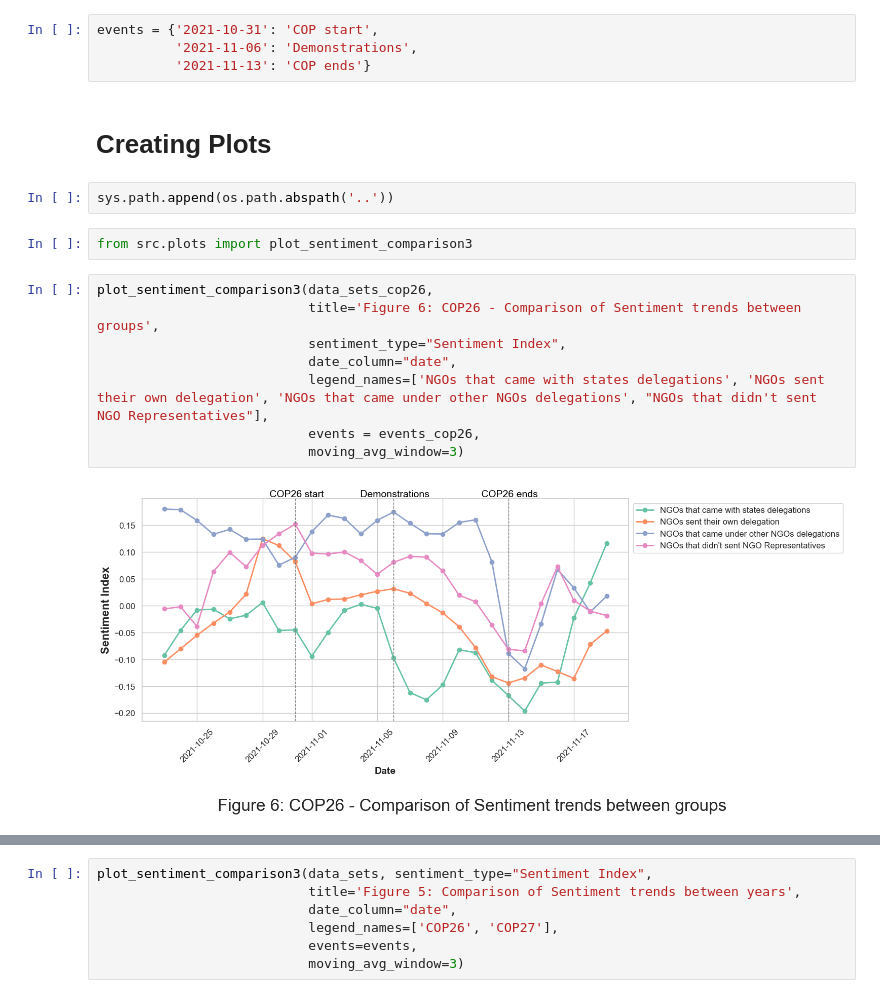
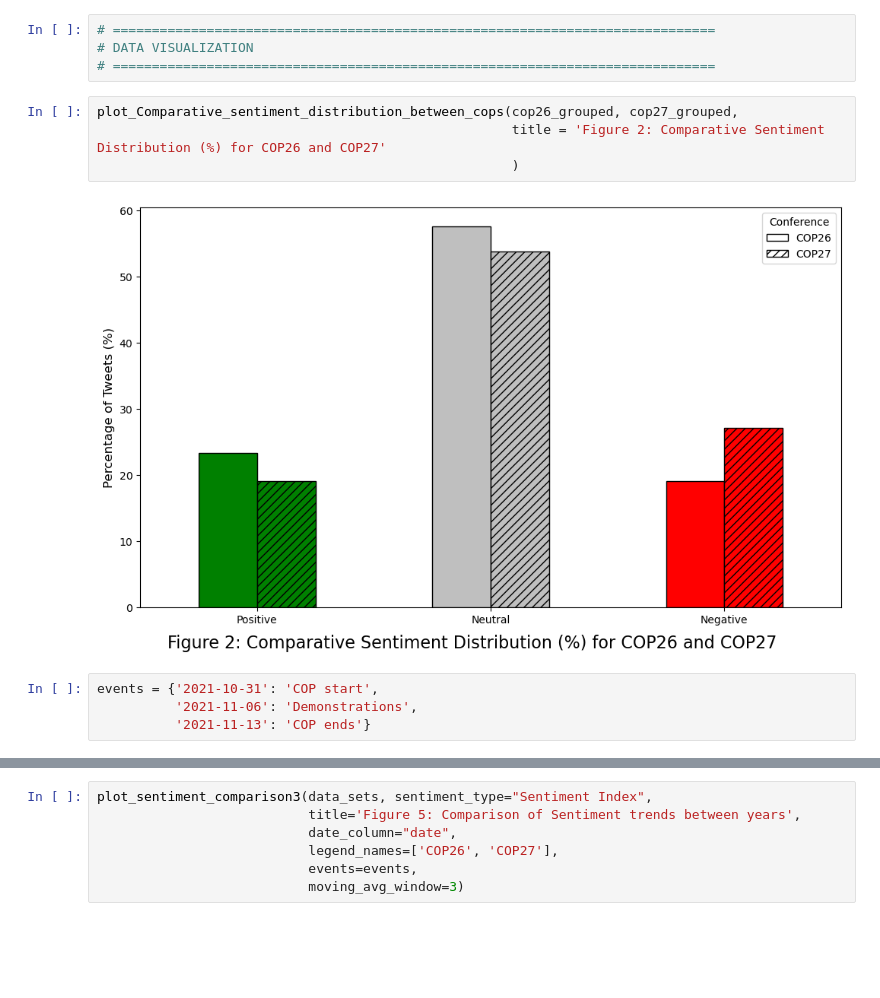
Before and after one commit to tom-baz/ENGO-emotional-framing, a Jupyter notebook: notebooks/tweets_distribution_plots.ipynb, the cells around one changed output, grey strips where cells are left out. Saved outputs shown, nothing was run; the diff lists cells and outputs as text; blank space fills up the shorter version.

Commit message:
continuing working on the visualizations in the notebooks

```diff
--- a/notebooks/tweets_distribution_plots.ipynb
+++ b/notebooks/tweets_distribution_plots.ipynb
@@ -242,20 +122,14 @@ events_cop27 = {'2022-11-06': 'COP27 start',
+# %%
+# =============================================================================
+# DATA VISUALIZATION
+# =============================================================================
+# %%
+plot_Comparative_sentiment_distribution_between_cops(cop26_grouped, cop27_grouped,
+                                                     title = 'Figure 2: Comparative Sentiment Distribution (%) for COP26 and COP27'
+                                                     )
+# %% [output]
+[figure, added]
 # %%
 events = {'2021-10-31': 'COP start',
           '2021-11-06': 'Demonstrations',
           '2021-11-13': 'COP ends'}
-# %% [markdown]
-# Creating Plots
-# %%
-sys.path.append(os.path.abspath('..'))
-# %%
-from src.plots import plot_sentiment_comparison3
-# %%
-plot_sentiment_comparison3(data_sets_cop26,
-                           title='Figure 6: COP26 - Comparison of Sentiment trends between groups',
-                           sentiment_type="Sentiment Index",
-                           date_column="date",
-                           legend_names=['NGOs that came with states delegations', 'NGOs sent their own delegation', 'NGOs that came under other NGOs delegations', "NGOs that didn't sent NGO Representatives"],
-                           events = events_cop26,
-                           moving_avg_window=3)
-# %% [output]
-[figure, removed]
```
Also changed, not shown: parts of 86 cells of this notebook, 6 other files.
